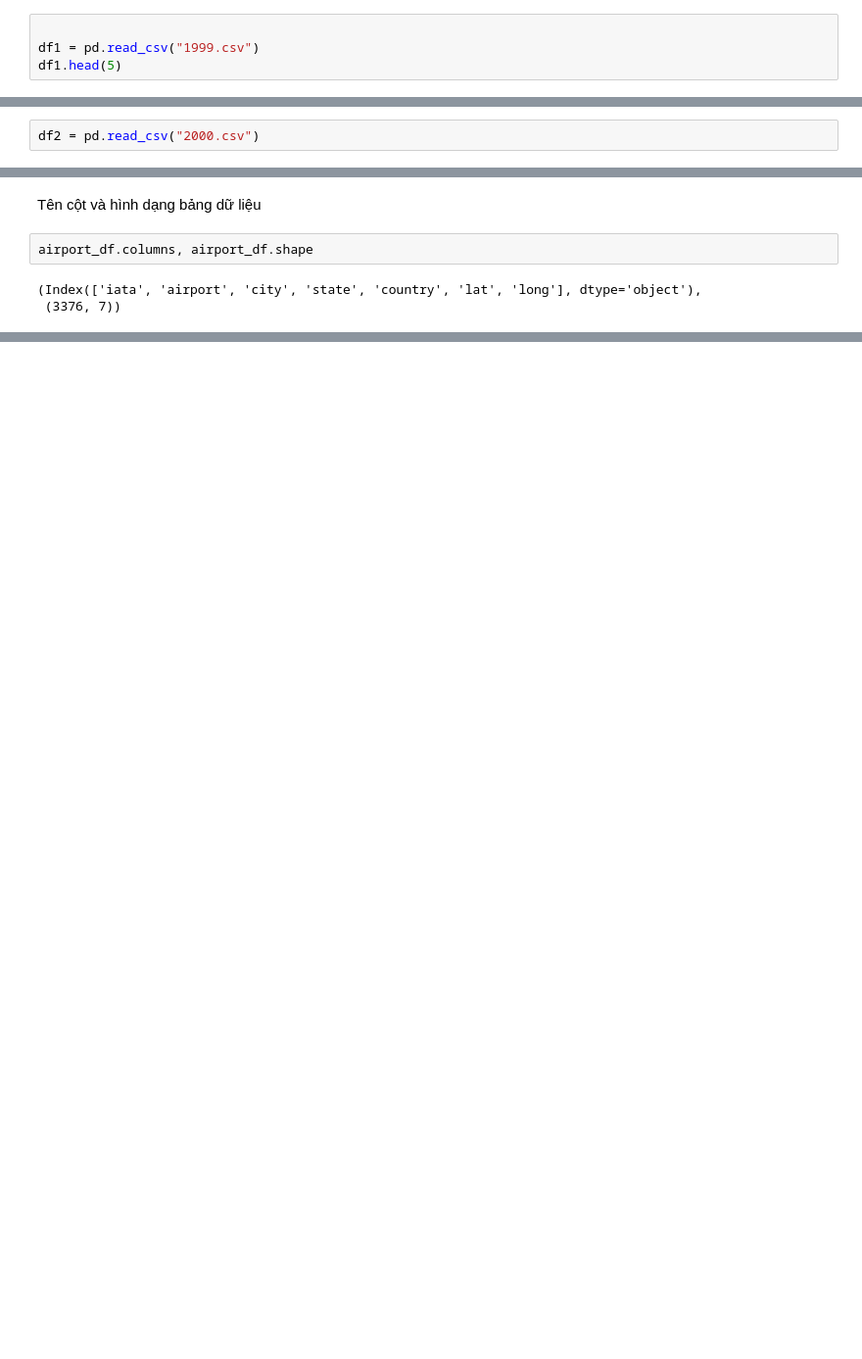
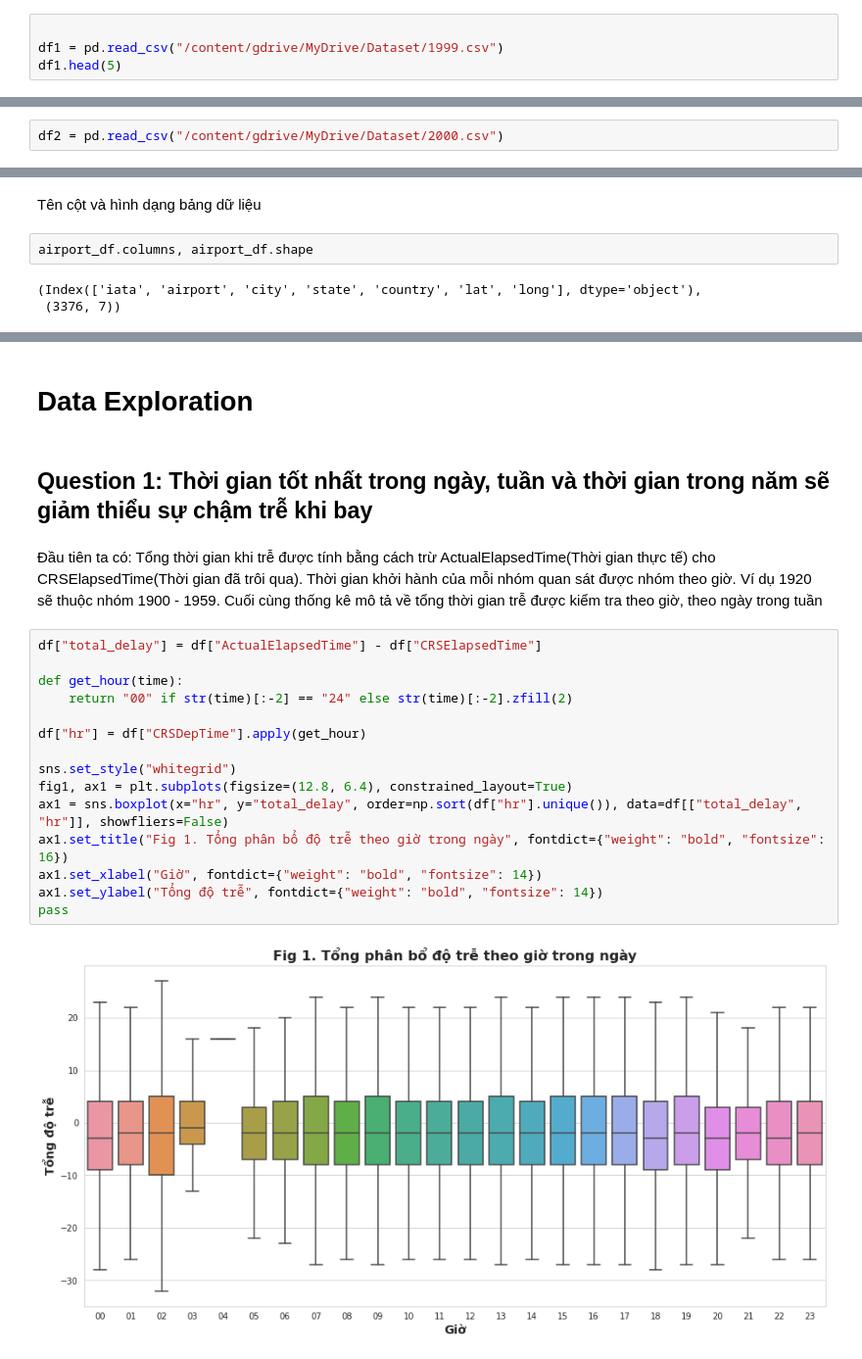
Before and after one commit to Mcuong17/DoanWEB-demo, a Jupyter notebook: Airline_Time_.ipynb, the cells around one changed output, grey strips where cells are left out. Shown at 98% size. Cells and saved outputs as stored; diff of their text form; blank space fills up the shorter version.

```diff
--- a/Airline_Time_.ipynb
+++ b/Airline_Time_.ipynb
@@ -25,7 +30,7 @@ import matplotlib.pyplot as plt
 ## Load dataframe
 # %%
 
-df1 = pd.read_csv("1999.csv")
+df1 = pd.read_csv("/content/gdrive/MyDrive/Dataset/1999.csv")
 df1.head(5)
 # %% [output]
 |  | Year | Month | DayofMonth | DayOfWeek | DepTime | CRSDepTime | ArrTime | CRSArrTime | UniqueCarrier | ... |
@@ -36,7 +41,7 @@ df1.head(5)
 | 4 | 1999 | 1 | 1 | 5 | 1601.0 | 1535 | 1707.0 | 1645 | US | ... |
 5 rows × 29 columns
 # %%
-df2 = pd.read_csv("2000.csv")
+df2 = pd.read_csv("/content/gdrive/MyDrive/Dataset/2000.csv")
 # %%
 df = pd.concat([df1, df2])
 # %% [markdown]
@@ -96,0 +144,23 @@ airport_df.columns, airport_df.shape
+# %% [markdown]
+# Data Exploration
+# %% [markdown]
+## Question 1: Thời gian tốt nhất trong ngày, tuần và thời gian trong năm sẽ giảm thiểu sự chậm trễ khi bay
+# %% [markdown]
+Đầu tiên ta có: Tổng thời gian khi trễ được tính bằng cách trừ ActualElapsedTime(Thời gian thực tế) cho CRSElapsedTime(Thời gian đã trôi qua). Thời gian khởi hành của mỗi nhóm quan sát được nhóm theo giờ. Ví dụ 1920 sẽ thuộc nhóm 1900 - 1959. Cuối cùng thống kê mô tả về tổng thời gian trễ được kiểm tra theo giờ, theo ngày trong tuần
+# %%
+df["total_delay"] = df["ActualElapsedTime"] - df["CRSElapsedTime"]
+
+def get_hour(time):
+    return "00" if str(time)[:-2] == "24" else str(time)[:-2].zfill(2)
+
+df["hr"] = df["CRSDepTime"].apply(get_hour)
+
+sns.set_style("whitegrid")
+fig1, ax1 = plt.subplots(figsize=(12.8, 6.4), constrained_layout=True)
+ax1 = sns.boxplot(x="hr", y="total_delay", order=np.sort(df["hr"].unique()), data=df[["total_delay", "hr"]], showfliers=False)
+ax1.set_title("Fig 1. Tổng phân bổ độ trễ theo giờ trong ngày", fontdict={"weight": "bold", "fontsize": 16})
+ax1.set_xlabel("Giờ", fontdict={"weight": "bold", "fontsize": 14})
+ax1.set_ylabel("Tổng độ trễ", fontdict={"weight": "bold", "fontsize": 14})
+pass
+# %% [output]
+[figure, added]
```
Also changed, not shown: parts of 10 cells of this notebook.
